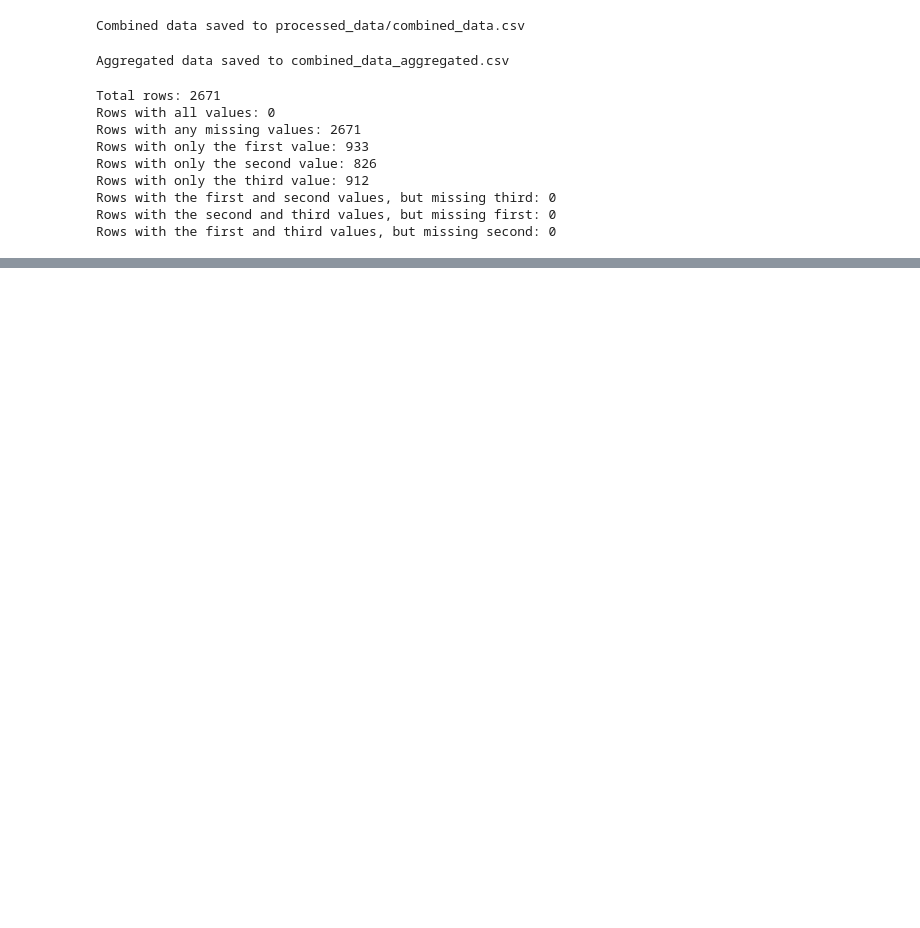
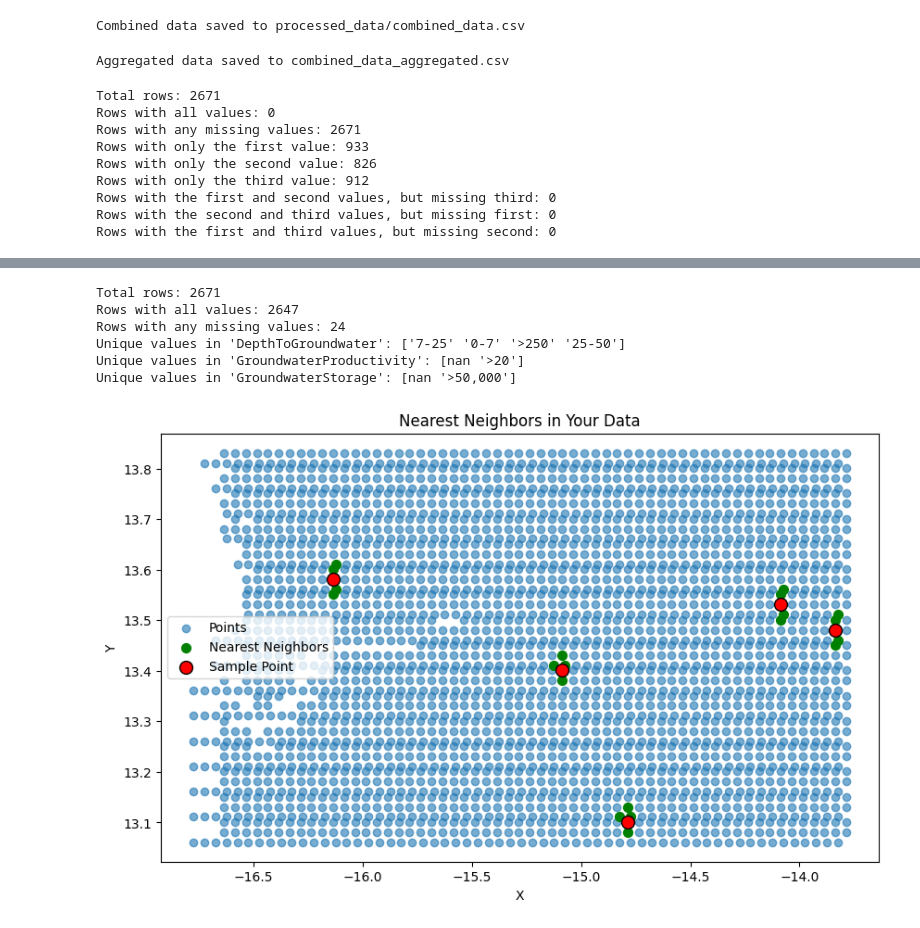
Before and after one commit to franfurey/aquaViva, a Jupyter notebook: british_geological_survey_africa/bgi_processing_original_data.ipynb, the cells around one changed output, grey strips where cells are left out. Saved outputs shown, nothing was run; the diff lists cells and outputs as text; code cells hidden in the pictures; blank space fills up the shorter version.

```diff
--- a/british_geological_survey_africa/bgi_processing_original_data.ipynb
+++ b/british_geological_survey_africa/bgi_processing_original_data.ipynb
@@ -317,0 +293,68 @@ Rows with the first and third values, but missing second: 3
+# %%
+# Load the aggregated data
+df = pd.read_csv('processed_data/combined_data_filled.csv')
+
+# Calculate the total number of rows
+total_rows = len(df)
+
+# [Your code to calculate the different categories of rows...]
+
+# Print the previous results
+print(f"Total rows: {total_rows}")
+print(f"Rows with all values: {full_values}")  # Replace 'full_values' with your calculated value
+print(f"Rows with any missing values: {missing_values}")  # Replace 'missing_values' with your calculated value
+# [Print the rest of your row categories...]
+
+# Obtain and print unique values for each column, except 'X' and 'Y'
+for column in df.columns:
+    if column not in ['X', 'Y']:
+        unique_values = df[column].unique()
+        print(f"Unique values in '{column}': {unique_values}")
+# %% [output]
+Total rows: 2671
+Rows with all values: 2647
+Rows with any missing values: 24
+Unique values in 'DepthToGroundwater': ['7-25' '0-7' '>250' '25-50']
+Unique values in 'GroundwaterProductivity': [nan '>20']
+Unique values in 'GroundwaterStorage': [nan '>50,000']
+# %%
+# Load the data
+df = pd.read_csv('processed_data/combined_data_aggregated.csv')
+
+# Fill missing values with empty strings for easier processing
+df.fillna('', inplace=True)
+
+# Initialize and train NearestNeighbors
+neigh = NearestNeighbors(n_neighbors=5)
+neigh.fit(df[['X', 'Y']])
+
+# Visualization setup
+plt.figure(figsize=(10, 6))
+
+# Plot all points in blue first so that the red points overlay
+plt.scatter(df['X'], df['Y'], label='Points', alpha=0.6, zorder=1)
+
+# Select 5 random sample points that need imputation
+# Assuming that missing values are represented by empty strings
+missing_values_indices = df.index[df['DepthToGroundwater'] == ''].tolist()
+sample_indices = np.random.choice(missing_values_indices, size=5, replace=False)
+
+# For each sample point, find and visualize the nearest neighbors
+for sample_index in sample_indices:
+    sample_point = df.iloc[sample_index]
+    # Find the 5 nearest neighbors for the sample point
+    _, indices = neigh.kneighbors([sample_point[['X', 'Y']].values])  # Corrected to pass an array
+    # Plot the nearest neighbors in green
+    plt.scatter(df.iloc[indices[0]]['X'], df.iloc[indices[0]]['Y'], color='green', s=50,
+                label='Nearest Neighbors' if sample_index == sample_indices[0] else "", zorder=2)
+    # Plot the sample point in red, larger and with an edge to highlight
+    plt.scatter(sample_point['X'], sample_point['Y'], color='red', s=100, edgecolor='black',
+                label='Sample Point' if sample_index == sample_indices[0] else "", zorder=3)
+
+plt.title('Nearest Neighbors in Your Data')
+plt.xlabel('X')
+plt.ylabel('Y')
+plt.legend()
+plt.show()
+# %% [output]
+[figure, added]
```
Also changed, not shown: parts of 5 cells of this notebook, 5 other files.
